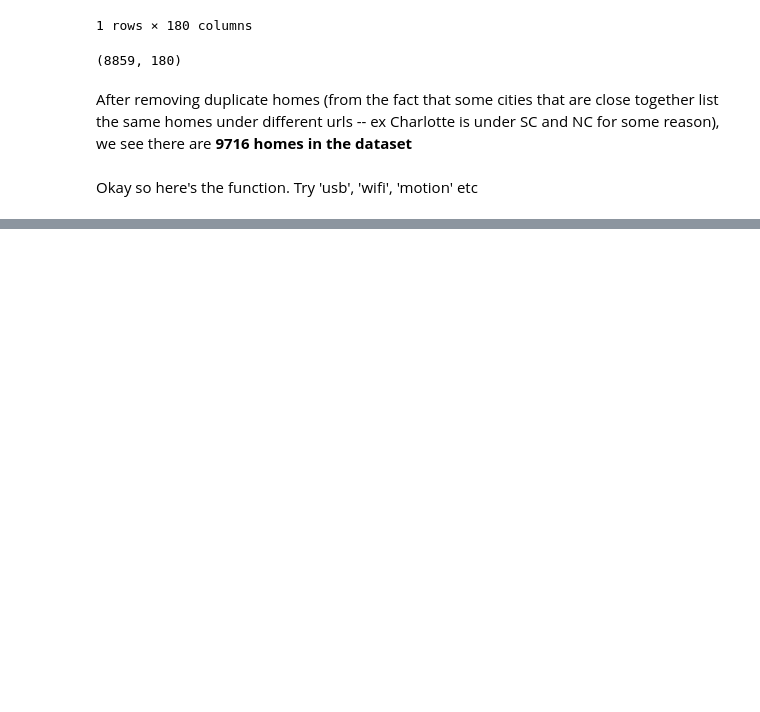
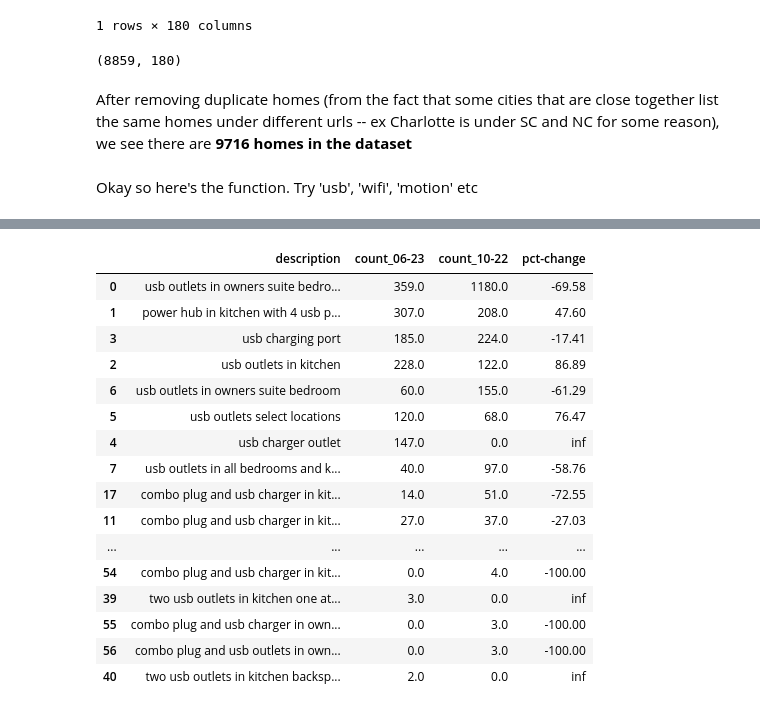
Before and after one commit to jdelano18/smart-power, a Jupyter notebook: analysis.ipynb, the cells around one changed output, grey strips where cells are left out. Cells and saved outputs as stored; diff of their text form; code cells hidden in the pictures; blank space fills up the shorter version.

```diff
--- a/analysis.ipynb
+++ b/analysis.ipynb
@@ -86,4 +93,5 @@ def search_homes(keyword):
 # %% [markdown]
 Okay so here's the function. Try 'usb', 'wifi', 'motion' etc
 # %%
-df = search_homes('wifi')
+june_df = search_homes('06-2023', 'usb')
+oct_df = search_homes('10-2022', 'usb')
@@ -136,0 +116,30 @@ df['data'][0]
+# %%
+def percentage_change(col1,col2):
+    return round(((col2 - col1) / col1) * 100, 2)
+# %%
+df = june_df.merge(oct_df, how='outer', on='description', suffixes=('_06-23','_10-22'))
+# %%
+df.fillna(0, inplace=True)
+sorted_indices = (df["count_06-23"] + df["count_10-22"]).sort_values(ascending=False).index
+df = df.loc[sorted_indices, :]
+df['pct-change'] = percentage_change(df['count_10-22'],df['count_06-23'])
+# %%
+df
+# %% [output]
+|  | description | count_06-23 | count_10-22 | pct-change |
+| 0 | usb outlets in owners suite bedro... | 359.0 | 1180.0 | -69.58 |
+| 1 | power hub in kitchen with 4 usb p... | 307.0 | 208.0 | 47.60 |
+| 3 | usb charging port | 185.0 | 224.0 | -17.41 |
+| 2 | usb outlets in kitchen | 228.0 | 122.0 | 86.89 |
+| 6 | usb outlets in owners suite bedroom | 60.0 | 155.0 | -61.29 |
+| 5 | usb outlets select locations | 120.0 | 68.0 | 76.47 |
+| 4 | usb charger outlet | 147.0 | 0.0 | inf |
+| 7 | usb outlets in all bedrooms and k... | 40.0 | 97.0 | -58.76 |
+| 17 | combo plug and usb charger in kit... | 14.0 | 51.0 | -72.55 |
+| 11 | combo plug and usb charger in kit... | 27.0 | 37.0 | -27.03 |
+| ... | ... | ... | ... | ... |
+| 54 | combo plug and usb charger in kit... | 0.0 | 4.0 | -100.00 |
+| 39 | two usb outlets in kitchen one at... | 3.0 | 0.0 | inf |
+| 55 | combo plug and usb charger in own... | 0.0 | 3.0 | -100.00 |
+| 56 | combo plug and usb outlets in own... | 0.0 | 3.0 | -100.00 |
+| 40 | two usb outlets in kitchen backsp... | 2.0 | 0.0 | inf |
```
Also changed, not shown: parts of 7 cells of this notebook, 2 other files.
